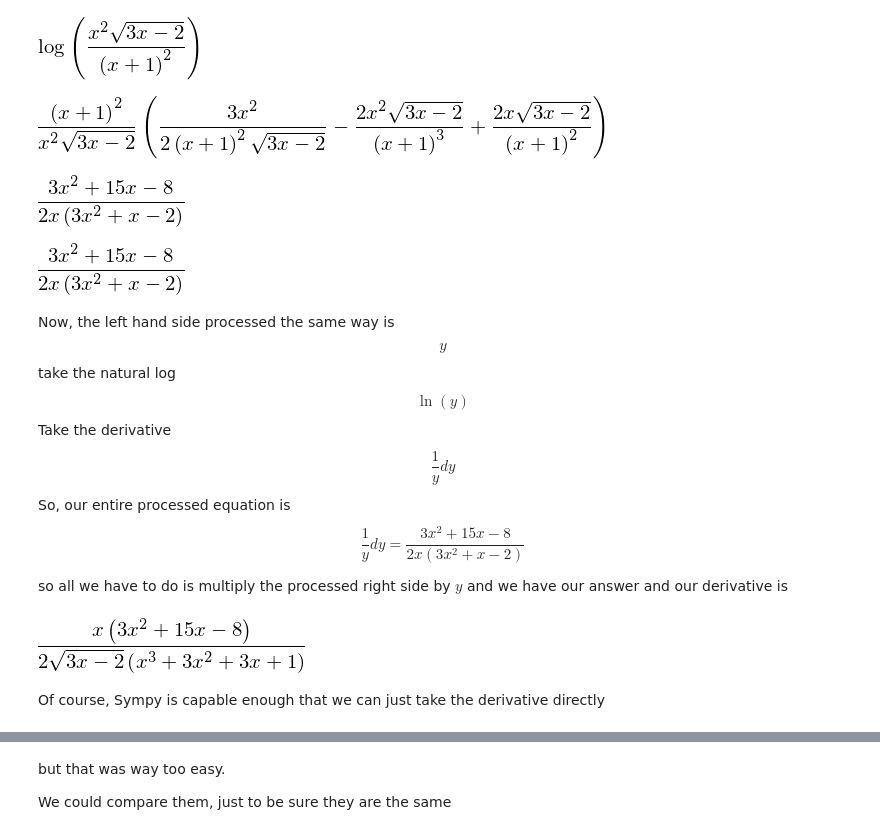
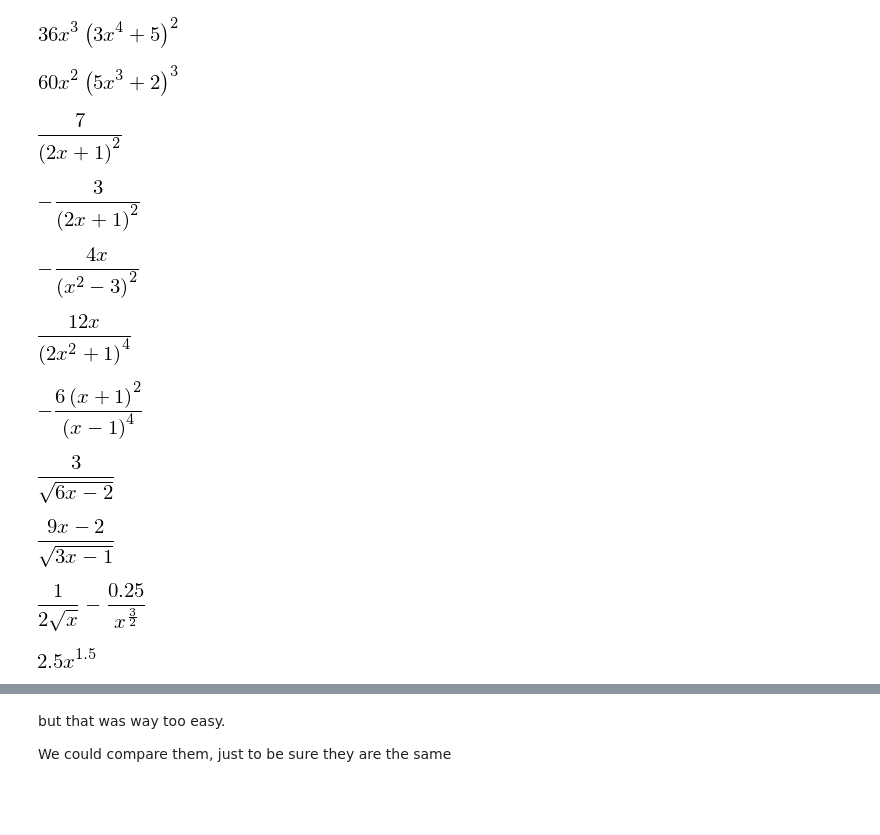
Before and after one commit to josephcslater/JupyterExamples, a Jupyter notebook: Calc_Review.ipynb, the cells around one changed output, grey strips where cells are left out. Drawn from its saved outputs; the diff is of its cells as text; code cells hidden in the pictures; blank space fills up the shorter version.

```diff
--- a/SympyDemo.ipynb
+++ b/Calc_Review.ipynb
@@ -26,39 +13,44 @@ y # This causes it to output formatted nicely. The print command formats it as c
-# %%
-# Taking the natural log of this:
-a = ln(x**2*sqrt(3*x-2)/(x+1)**2)
-a # Keep in mind that the left hand side is ln(y)
-# %% [output]
-[figure, removed]
-# %%
-# Taking its derivative with respect to x
-# So, we took the log of the right side, then the derivative
-diff(a,x)
-# %% [output]
-[figure, removed]
-# %%
-# That is kind of messy. Let the computer simplify it
-simplify(diff(a,x))
-# %% [output]
-[figure, removed]
-# %%
-# We could have done this all at once
-simplify(diff(ln(y),x))
-# %% [output]
-[figure, removed]
-# %% [markdown]
-Now, the left hand side processed the same way is
-$$y$$
-take the natural log
-$$\ln(y)$$
-Take the derivative
-$$\frac{1}{y}dy$$
-So, our entire processed equation is
-$$\frac{1}{y}dy = \frac{3 x^{2} + 15 x - 8}{2 x \left(3 x^{2} + x - 2\right)}$$
-
-so all we have to do is multiply the processed right side by $y$ and we have our answer and our derivative is
+# %%
+diff((3*x**4+5)**3,x)
+# %% [output]
+[figure, added]
+# %%
+diff((5*x**3+2)**4,x)
+# %% [output]
+[figure, added]
+# %%
+simplify(diff((3*x-2)/(2*x+1),x))
+# %% [output]
+[figure, added]
+# %%
+simplify(diff((1-x)/(2*x+1),x))
+# %% [output]
+[figure, added]
+# %%
+simplify(diff((0*x-2)/(3-x**2),x))
+# %% [output]
+[figure, added]
+# %%
+simplify(diff((-1)/(2*x**2+1)**3,x))
+# %% [output]
+[figure, added]
+# %%
+simplify(diff((x+1)**3/(x-1)**3,x))
+# %% [output]
+[figure, added]
+# %%
+simplify(diff(sqrt(6*x-2),x))
+# %% [output]
+[figure, added]
+# %%
+simplify(diff(2*x*sqrt(3*x-1),x))
+# %% [output]
+[figure, added]
+# %%
+diff(sqrt(x)+1/2/sqrt(x),x)
+# %% [output]
+[figure, added]
 # %%
-simplify(diff(ln(y),x)*y)
+simplify(diff(x**(5/2),x))
 # %% [output]
-[figure, old version]
+[figure, new version]
-# %% [markdown]
-Of course, Sympy is capable enough that we can just take the derivative directly
```
Also changed, not shown: parts of 15 cells of this notebook.
